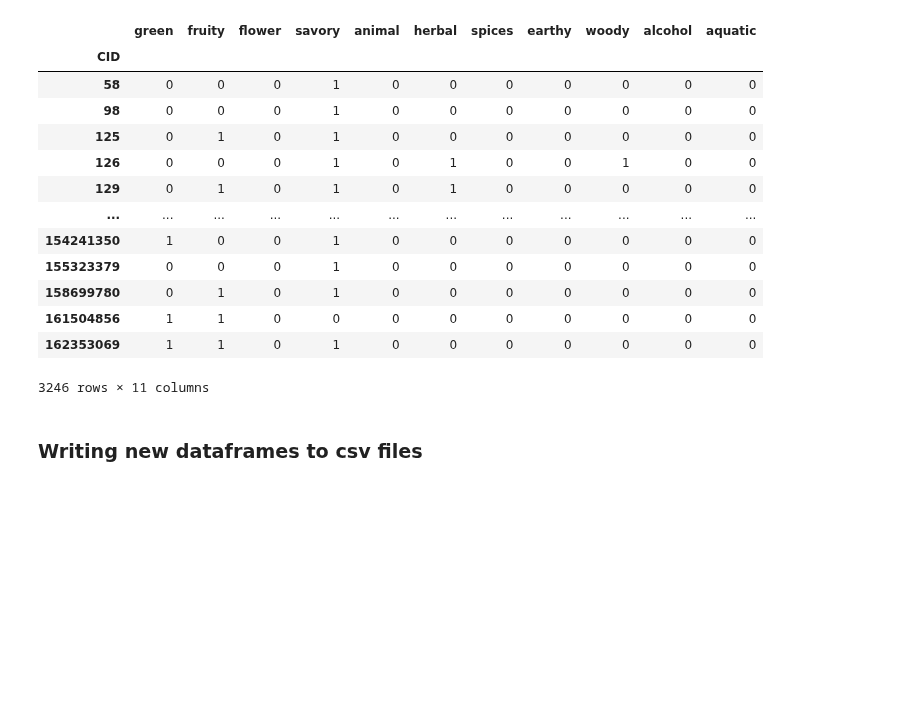
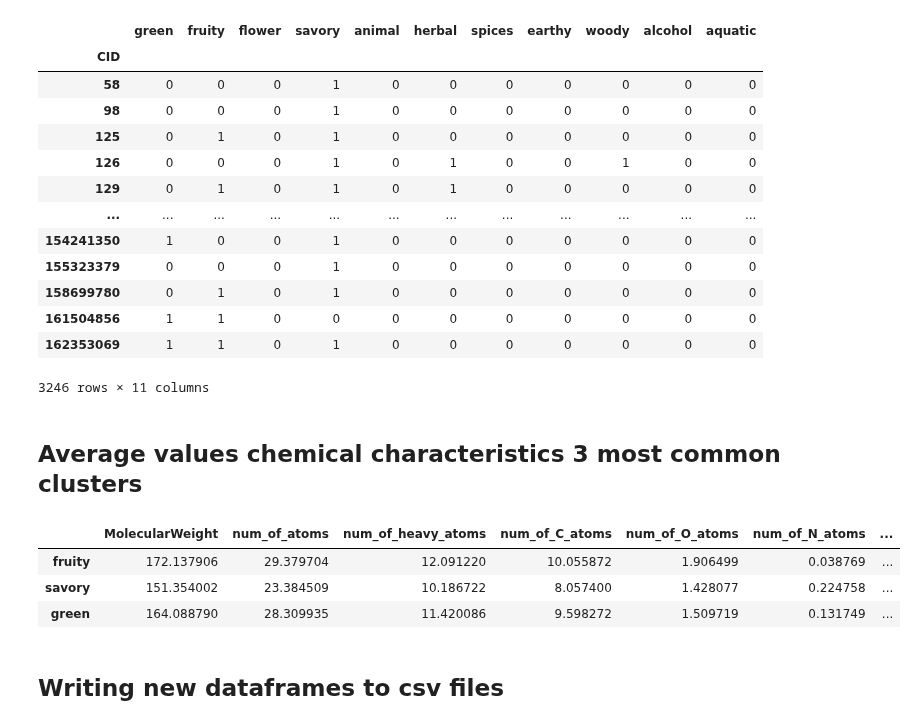
Before and after one commit to IOuadah/SML_Project, a Jupyter notebook: data_prep.ipynb, the cells around one changed output. Saved outputs shown, nothing was run; the diff lists cells and outputs as text; code cells hidden in the pictures; blank space fills up the shorter version.

Commit message:
calculated averages of chemical characteristics for each cluster in expert clustering

```diff
--- a/data_prep.ipynb
+++ b/data_prep.ipynb
@@ -529,7 +518,7 @@ for n_cluster, df in zip([9, 11], [new_labels_kmeans_9, new_labels_kmeans_11]):
         l = l.loc[: ,(l == 1).any()]
         l = set(col for col in l.columns)
 
-        for j in range(9):
+        for j in range(n_cluster):
             cluster = d[j]
             # if any element in l is in cluster
             if any([elm in cluster for elm in l]):
@@ -635,8 +624,48 @@ new_labels_manual_expert
 | 161504856 | 1 | 1 | 0 | 0 | 0 | 0 | 0 | 0 | 0 | 0 | 0 |
 | 162353069 | 1 | 1 | 0 | 1 | 0 | 0 | 0 | 0 | 0 | 0 | 0 |
 3246 rows × 11 columns
+# %% [markdown]
+## Average values chemical characteristics 3 most common clusters
+# %%
+odorants_copy = odorants
+
+odorants_copy.set_index('CID', inplace=True)
+
+odorants_numeric = odorants_copy.select_dtypes(['number'])
+
+# Get the cluster names
+clusters = new_labels_manual_expert.columns
+
+# Initialize a dictionary to hold the averages for each cluster
+cluster_averages = {}
+
+# Calculate averages for each cluster
+for cluster in clusters:
+    # Get the CIDs for the current cluster
+    cluster_cids = new_labels_manual_expert.index[new_labels_manual_expert[cluster] == 1].tolist()
+
+    # Filter the odorants_df for these CIDs
+    cluster_samples = odorants_numeric.loc[cluster_cids]
+
+    # Calculate the mean for each chemical characteristic
+    cluster_averages[cluster] = cluster_samples.mean()
+
+# Convert the dictionary to a DataFrame for easier viewing/manipulation
+averages_df = pd.DataFrame(cluster_averages)
+
+# Transpose the DataFrame so that the chemical characteristics are on the rows and clusters on the columns
+chemical_averages_clusters = averages_df.T
+
+top_3_cluster_avg = chemical_averages_clusters.loc[['fruity', 'savory', 'green']]
+
+top_3_cluster_avg
+# %% [output]
+|  | MolecularWeight | num_of_atoms | num_of_heavy_atoms | num_of_C_atoms | num_of_O_atoms | num_of_N_atoms | ... |
+| fruity | 172.137906 | 29.379704 | 12.091220 | 10.055872 | 1.906499 | 0.038769 | ... |
+| savory | 151.354002 | 23.384509 | 10.186722 | 8.057400 | 1.428077 | 0.224758 | ... |
+| green | 164.088790 | 28.309935 | 11.420086 | 9.598272 | 1.509719 | 0.131749 | ... |
 # %% [markdown]
-### Writing new dataframes to csv files
+## Writing new dataframes to csv files
 # %%
 new_labels_kmeans_9.to_csv("data/labels_kmeans_9.csv")
 new_labels_kmeans_11.to_csv("data/labels_kmeans_11.csv")
```
Also changed, not shown: parts of 7 cells of this notebook, 1 other file.
